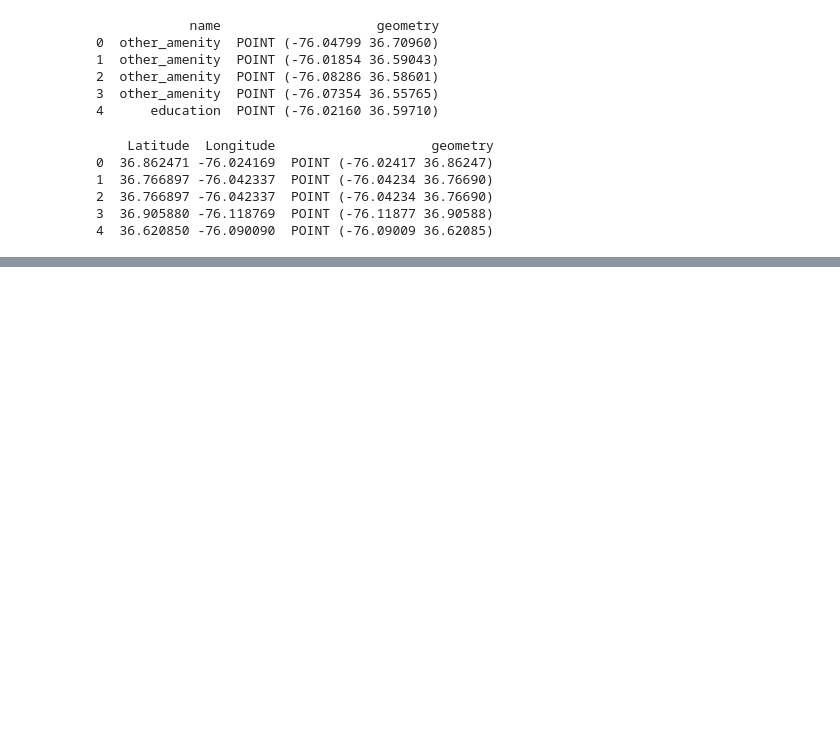
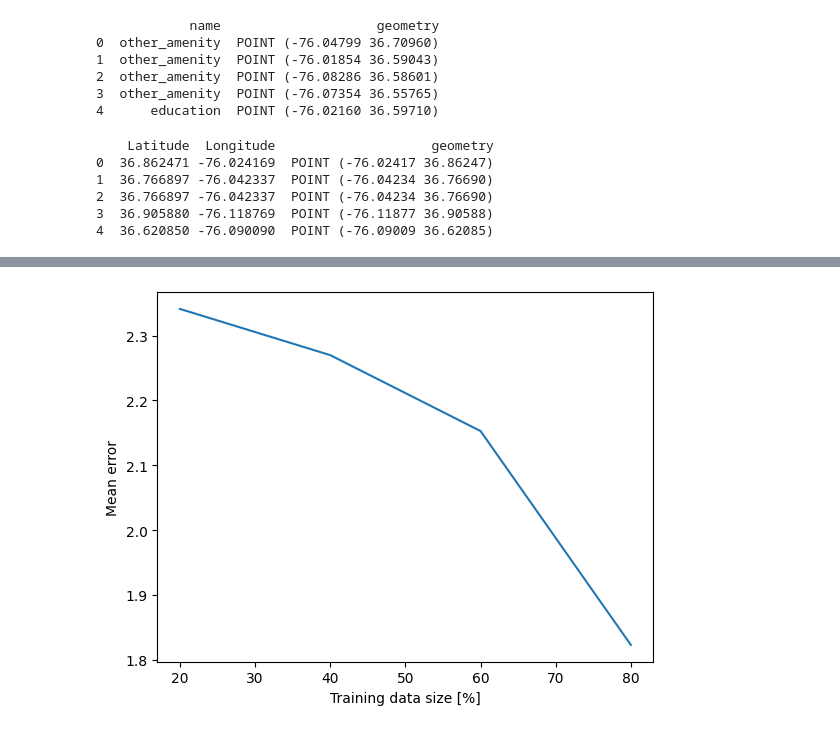
Before and after one commit to radekaadek/my_aed, a Jupyter notebook: ammenities.ipynb, the cells around one changed output, grey strips where cells are left out. Drawn from its saved outputs; the diff is of its cells as text; code cells hidden in the pictures; blank space fills up the shorter version.

```diff
--- a/ammenities.ipynb
+++ b/ammenities.ipynb
@@ -26,16 +26,17 @@ def get_point_data(node_name: str, area_name: str, api: overpass.API, date: str
     return nodes
 
 api = overpass.API()
-node_names = ['amenity', 'building', 'highway', 'public_transport', 'government', 'leisure', 'office']
+node_names = ['amenity', 'building', 'highway', 'public_transport', 'government', 'leisure', 'office', 'natural']
 area_name = 'Virginia Beach'
 date = '2019-01-01T00:00:00Z'
 amenities = get_point_data(node_names[0], area_name, api)
 buildings = get_point_data(node_names[1], area_name, api)
 highways = get_point_data(node_names[2], area_name, api)
 public_transport = get_point_data(node_names[3], area_name, api)
-# government = get_point_data(node_names[3], area_name, api)
-# leisure = get_point_data(node_names[4], area_name, api)
-# office = get_point_data(node_names[5], area_name, api)
+government = get_point_data(node_names[4], area_name, api)
+leisure = get_point_data(node_names[5], area_name, api)
+office = get_point_data(node_names[6], area_name, api)
+natural = get_point_data(node_names[7], area_name, api)
 # %%
 
 # combine features into one category
@@ -89,9 +90,11 @@ change_types(amenity_dict, amenities, 'other_amenity')
 # update amenities with changed building types
 amenities.extend(highways)
 # update amenities with raw category types
-# amenities.extend(leisure)
-# amenities.extend(office)
+amenities.extend(leisure)
+amenities.extend(office)
+amenities.extend(government)
 amenities.extend(public_transport)
+amenities.extend(natural)
 features_gdf = gpd.GeoDataFrame(data=[{'name': amen['type']} for amen in amenities], geometry=[amen['geometry'] for amen in amenities], crs='EPSG:4326')
 print(features_gdf.head())
 # %% [output]
@@ -276,0 +280,37 @@ mean mean error: 2.3127307818048743
+# %%
+# learning progress
+errs = []
+
+# shuffle data
+hexagon_amenities_df = hexagon_amenities_df.sample(frac=1).reset_index(drop=True)
+for i in range(n - 1):
+    # split data into X and y
+    X = hexagon_amenities_df.drop(columns=['ohca_count'])
+    y = hexagon_amenities_df['ohca_count']
+
+    # split data into train and test sets
+    start = 0
+    end = int(data_len / n * (i + 1))
+    X_train = X[start:end]
+    y_train = y[start:end]
+    X_test = X.drop(X.index[start:end])
+    y_test = y.drop(y.index[start:end])
+    # fit model no training data
+    model = ElasticNet()
+    model.fit(X_train, y_train)
+
+    # make predictions for test data
+    y_pred = model.predict(X_test)
+    y_pred = np.clip(y_pred, 0, np.inf)
+    mean_error = mean_squared_error(y_test, y_pred, squared=False)
+    errs.append(mean_error)
+
+xs = [(i + 1) * 100 / n for i in range(n - 1)]
+ys = errs
+import matplotlib.pyplot as plt
+plt.plot(xs, ys)
+plt.xlabel('Training data size [%]')
+plt.ylabel('Mean error')
+plt.show()
+# %% [output]
+[figure, added]
```
Also changed, not shown: parts of 6 cells of this notebook.
